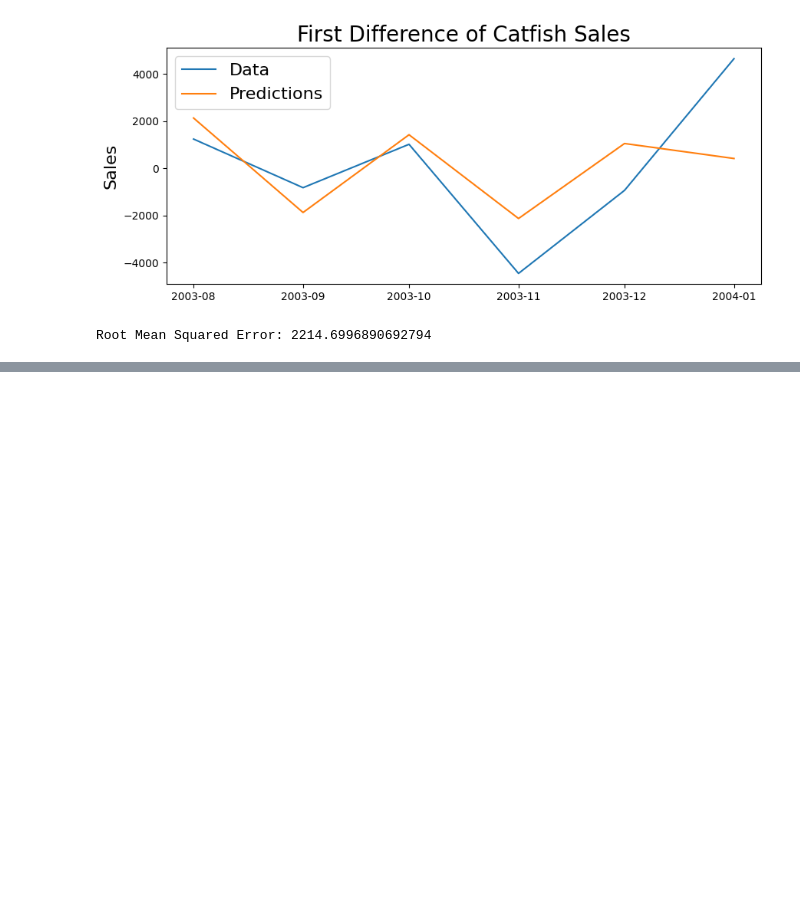
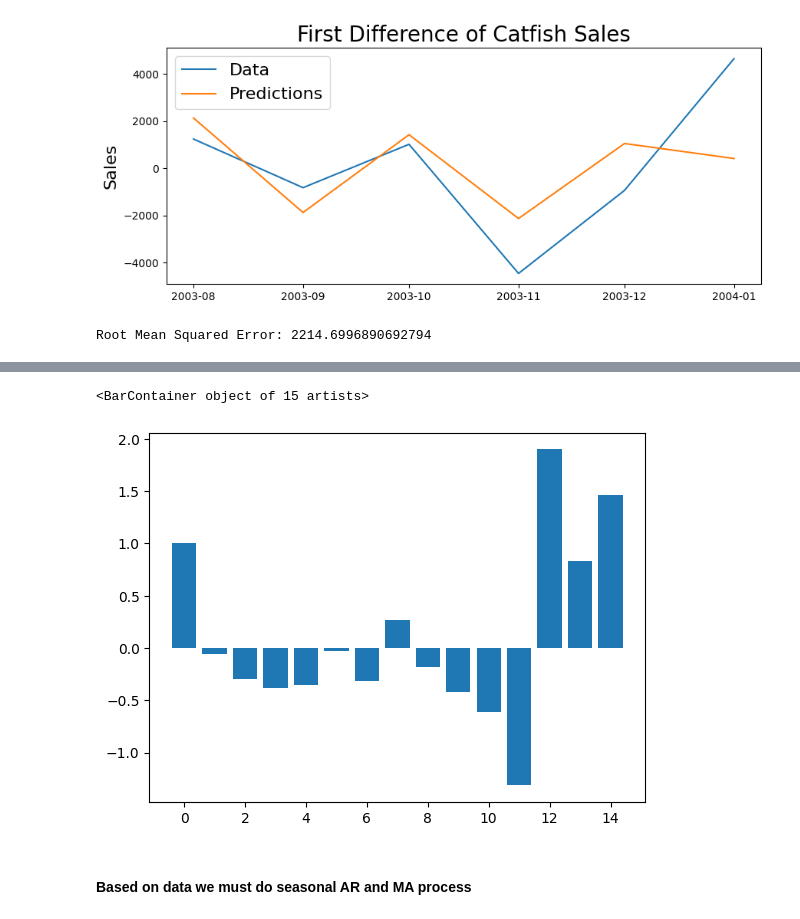
Before and after one commit to crsdvaibhav/notes, a Jupyter notebook: finance/time-series/time-series-1.ipynb, the cells around one changed output, grey strips where cells are left out. Cells and saved outputs as stored; diff of their text form; code cells hidden in the pictures; blank space fills up the shorter version.

```diff
--- a/finance/time-series/time-series-1.ipynb
+++ b/finance/time-series/time-series-1.ipynb
@@ -609,0 +651,9 @@ Root Mean Squared Error: 2214.6996890692794
+# %%
+pacf_vals = pacf(first_diff)
+num_lags = 15
+plt.bar(range(num_lags), pacf_vals[:num_lags])
+# %% [output]
+<BarContainer object of 15 artists>
+[figure, added]
+# %% [markdown]
+#### Based on data we must do seasonal AR and MA process
```
Also changed, not shown: parts of 43 cells of this notebook.
